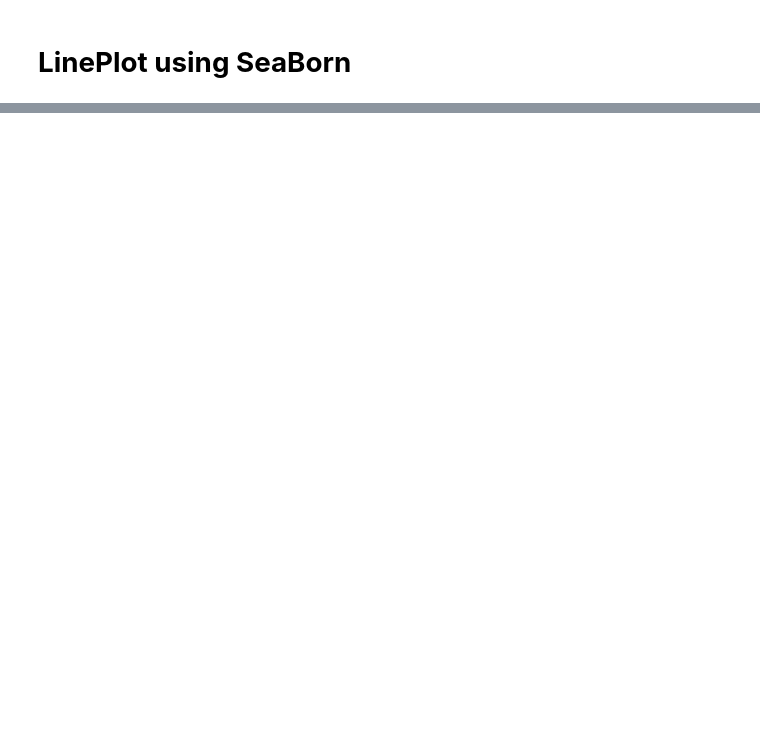
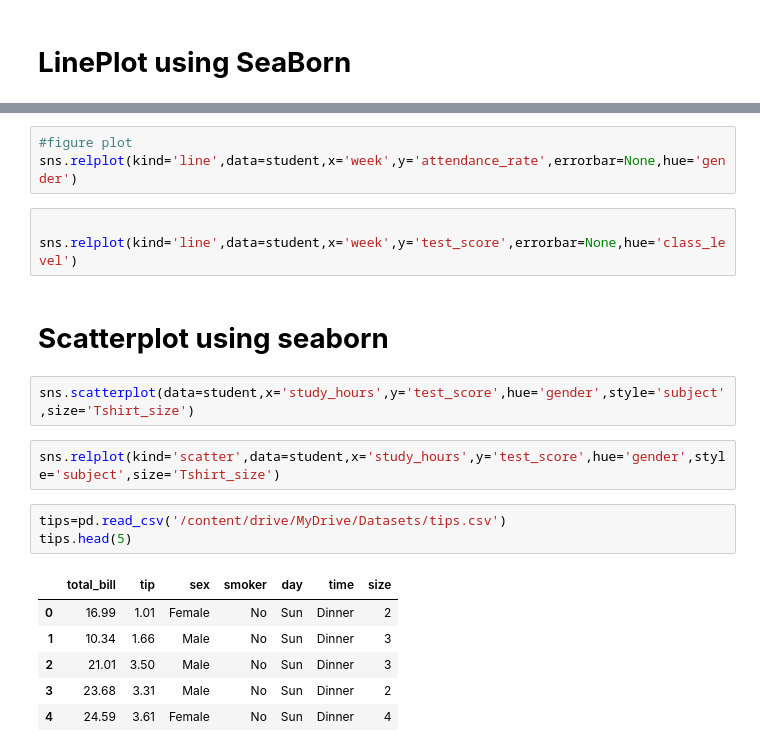
Before and after one commit to kaho0/Abstract, a Jupyter notebook: Shore_16.ipynb, the cells around one changed output, grey strips where cells are left out. Cells and saved outputs as stored; diff of their text form; blank space fills up the shorter version.

```diff
--- a/Shore_16.ipynb
+++ b/Shore_16.ipynb
@@ -31,0 +16,22 @@ sns.lineplot(data=student,x='week',y='attendance_rate',errorbar=None)
+# %%
+#figure plot
+sns.relplot(kind='line',data=student,x='week',y='attendance_rate',errorbar=None,hue='gender')
+# %%
+
+sns.relplot(kind='line',data=student,x='week',y='test_score',errorbar=None,hue='class_level')
+# %% [markdown]
+# **Scatterplot using seaborn**
+# %%
+sns.scatterplot(data=student,x='study_hours',y='test_score',hue='gender',style='subject',size='Tshirt_size')
+# %%
+sns.relplot(kind='scatter',data=student,x='study_hours',y='test_score',hue='gender',style='subject',size='Tshirt_size')
+# %%
+tips=pd.read_csv('/content/drive/MyDrive/Datasets/tips.csv')
+tips.head(5)
+# %% [output]
+|  | total_bill | tip | sex | smoker | day | time | size |
+| 0 | 16.99 | 1.01 | Female | No | Sun | Dinner | 2 |
+| 1 | 10.34 | 1.66 | Male | No | Sun | Dinner | 3 |
+| 2 | 21.01 | 3.50 | Male | No | Sun | Dinner | 3 |
+| 3 | 23.68 | 3.31 | Male | No | Sun | Dinner | 2 |
+| 4 | 24.59 | 3.61 | Female | No | Sun | Dinner | 4 |
```
Also changed, not shown: parts of 3 cells of this notebook.
